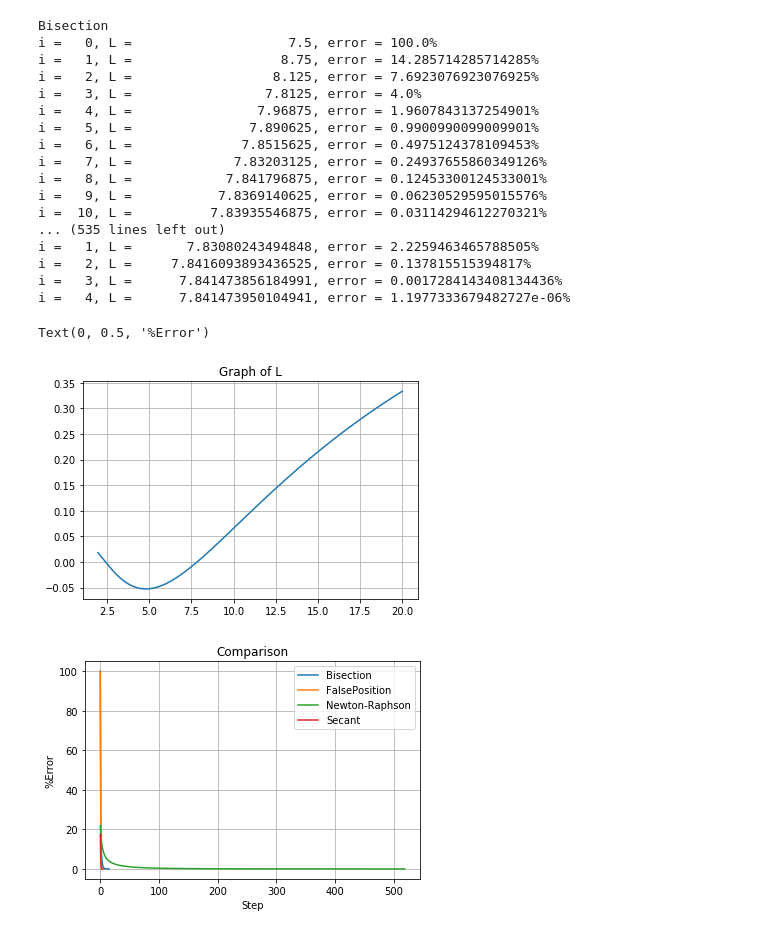
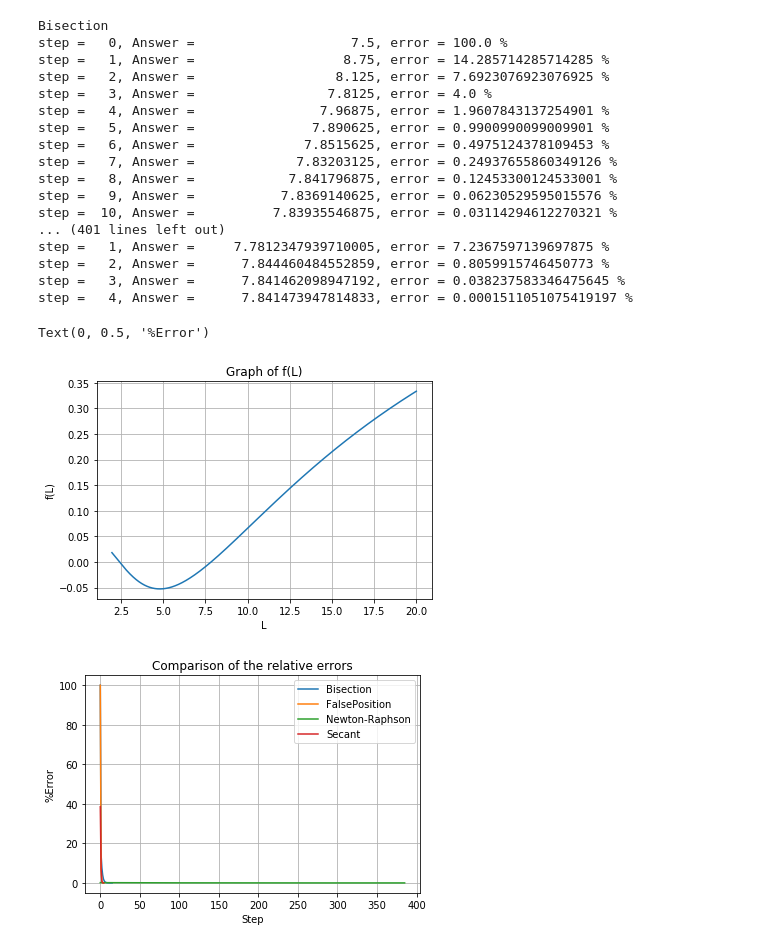
Before and after one commit to wjsunny/NUMERICAL_COMPUTATION, a Jupyter notebook: week3/Homework1.ipynb, the cells around one changed output. Drawn from its saved outputs; the diff is of its cells as text; code cells hidden in the pictures.

```diff
--- a/week3/Homework1.ipynb
+++ b/week3/Homework1.ipynb
@@ -36,19 +75,19 @@ def FlasePosition(xl, xu, err, fnc):
     print('FlasePosition')
     xrn = 0
     i = 0
-    er = err +100
+    ea = err +100
     fxl = fnc(xl)
     fxu = fnc(xu)
     x = np.array([])
     y = np.array([])
-    while not er <= err:
+    while not ea <= err:
         x = np.append(x,i)
         xr = xrn
         xrn = xu - (fxu * (xl - xu))/(fxl - fxu)
         fxr = fnc(xrn)
         if not xrn == 0:
-            er = np.abs((xrn - xr)/xrn) * 100
-        y = np.append(y, er)
+            ea = np.abs((xrn - xr)/xrn) * 100
+        y = np.append(y, ea)
         if (fxl * fxr <0):
             xu = xrn
             fxu = fxr
@@ -56,9 +95,9 @@ def FlasePosition(xl, xu, err, fnc):
             xl = xrn
             fxl = fxr
         else:
-            print('i = {:3d}, L = {:22}, error = {}%'.format(i,xrn,er))
+            print('step = {:3d}, Answer = {:22}, error = {} %'.format(i,xrn,ea))
             return x, y
             break
-        print('i = {:3d}, L = {:22}, error = {}%'.format(i,xrn,er))
+        print('step = {:3d}, Answer = {:22}, error = {} %'.format(i,xrn,ea))
         i += 1
     return x, y
@@ -65,15 +118,15 @@ def FlasePosition(xl, xu, err, fnc):
 # %%
 def Newton(xi, err, fnc, dfnc):
     print('Newton-Raphson')
-    er = err + 100
+    ea = err + 100
     i = 0
     y = np.array([])
     x = np.array([])
-    while not er <= err:
+    while not ea <= err:
         xi1 = xi - fnc(xi)/dfnc(xi)
-        er = np.abs((xi1 - xi)/xi1) * 100
-        print('i = {:3d}, L = {:22}, error = {}%'.format(i,xi1,er))
-        y = np.append(y, er)
+        ea = np.abs((xi1 - xi)/xi1) * 100
+        print('step = {:3d}, Answer = {:22}, error = {} %'.format(i, xi1, ea))
+        y = np.append(y, ea)
         x = np.append(x, i)
         xi = xi1
         i += 1
@@ -81,15 +147,15 @@ def Newton(xi, err, fnc, dfnc):
 # %%
 def Secant(xi_1, xi, err, fnc):
     print('Secant')
-    er = err + 100
+    ea = err + 100
     x = np.array([])
     y = np.array([])
     i = 0
-    while not er <= err:
+    while not ea <= err:
         xi1 = xi - (fnc(xi) * (xi_1 - xi))/(fnc(xi_1) - fnc(xi))
-        er = np.abs((xi1 - xi)/xi1) * 100
-        print('i = {:3d}, L = {:22}, error = {}%'.format(i,xi1,er))
-        y = np.append(y, er)
+        ea = np.abs((xi1 - xi)/xi1) * 100
+        print('step = {:3d}, Answer = {:22}, error = {} %'.format(i, xi1, ea))
+        y = np.append(y, ea)
         x = np.append(x, i)
         xi_1 = xi
         xi = xi1
@@ -124,43 +197,46 @@ def dfncL(L):
 # %%
 x1, y1 = Bisection(5,10,0.001,fncL)
 x2, y2 = FlasePosition(5,10,0.001,fncL)
-x3, y3 = Newton(100, 0.001, fncL, dfncL)
-x4, y4 = Secant(6, 9, 0.001, fncL)
+x3, y3 = Newton(7, 0.001, fncL, dfncL)
+x4, y4 = Secant(5, 10, 0.001, fncL)
+
 x = np.arange(1.96,20,1e-4)
 #x = np.linspace(0,20,1000)
 fig1 = plt.figure()
-plt.title('Graph of L')
+plt.title('Graph of f(L)')
 plt.plot(x, fncL(x))
+plt.ylabel('f(L)')
+plt.xlabel('L')
 plt.grid()
 
 fig2 = plt.figure()
-plt.title('Comparison')
+plt.title('Comparison of the relative errors')
 plt.plot(x1, y1, label = 'Bisection')
 plt.plot(x2, y2, label = 'FalsePosition')
 plt.plot(x3, y3, label = 'Newton-Raphson')
 plt.plot(x4, y4, label = 'Secant')
 plt.legend()
 plt.grid()
 plt.xlabel('Step')
 plt.ylabel('%Error')
 # %% [output]
 Bisection
-i =   0, L =                    7.5, error = 100.0%
-i =   1, L =                   8.75, error = 14.285714285714285%
-i =   2, L =                  8.125, error = 7.6923076923076925%
-i =   3, L =                 7.8125, error = 4.0%
-i =   4, L =                7.96875, error = 1.9607843137254901%
-i =   5, L =               7.890625, error = 0.9900990099009901%
-i =   6, L =              7.8515625, error = 0.4975124378109453%
-i =   7, L =             7.83203125, error = 0.24937655860349126%
-i =   8, L =            7.841796875, error = 0.12453300124533001%
-i =   9, L =           7.8369140625, error = 0.06230529595015576%
-i =  10, L =          7.83935546875, error = 0.03114294612270321%
-... (535 lines left out)
-i =   1, L =       7.83080243494848, error = 2.2259463465788505%
-i =   2, L =     7.8416093893436525, error = 0.137815515394817%
-i =   3, L =      7.841473856184991, error = 0.0017284143408134436%
-i =   4, L =      7.841473950104941, error = 1.1977333679482727e-06%
+step =   0, Answer =                    7.5, error = 100.0 %
+step =   1, Answer =                   8.75, error = 14.285714285714285 %
+step =   2, Answer =                  8.125, error = 7.6923076923076925 %
+step =   3, Answer =                 7.8125, error = 4.0 %
+step =   4, Answer =                7.96875, error = 1.9607843137254901 %
+step =   5, Answer =               7.890625, error = 0.9900990099009901 %
+step =   6, Answer =              7.8515625, error = 0.4975124378109453 %
+step =   7, Answer =             7.83203125, error = 0.24937655860349126 %
+step =   8, Answer =            7.841796875, error = 0.12453300124533001 %
+step =   9, Answer =           7.8369140625, error = 0.06230529595015576 %
+step =  10, Answer =          7.83935546875, error = 0.03114294612270321 %
+... (401 lines left out)
+step =   1, Answer =     7.7812347939710005, error = 7.2367597139697875 %
+step =   2, Answer =      7.844460484552859, error = 0.8059915746450773 %
+step =   3, Answer =      7.841462098947192, error = 0.038237583346475645 %
+step =   4, Answer =      7.841473947814833, error = 0.0001511051075419197 %
 Text(0, 0.5, '%Error')
-[figure, old version]
+[figure, new version]
-[figure, old version]
+[figure, new version]
```
Also changed, not shown: parts of 15 cells of this notebook.
